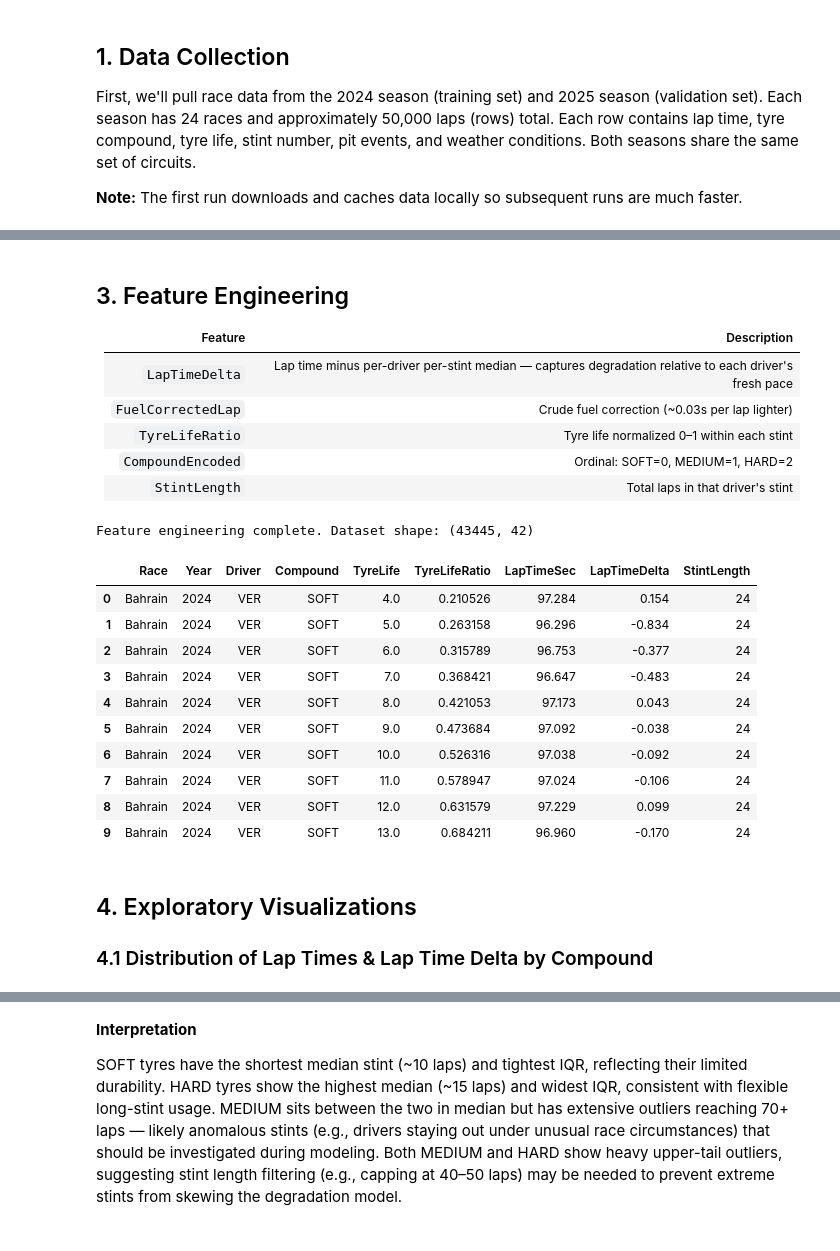
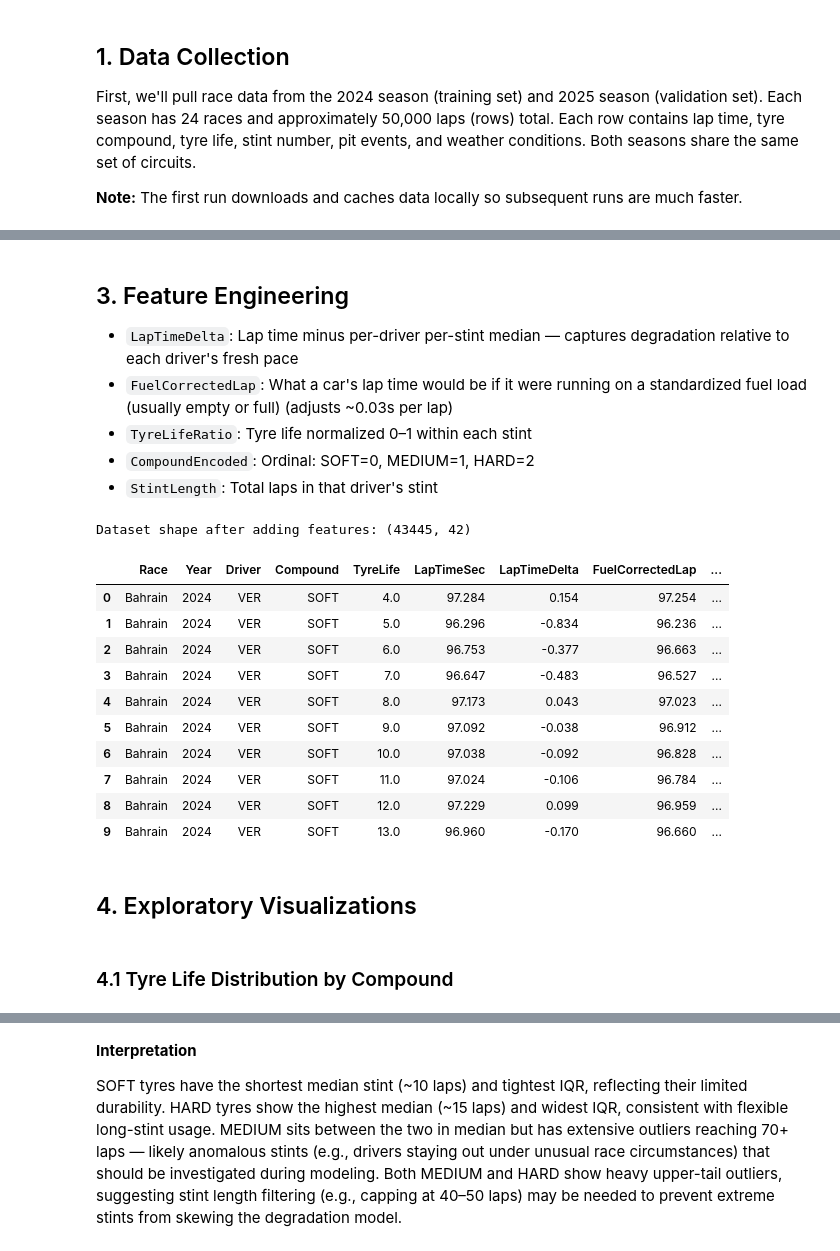
Before and after one commit to mikerapid/enai603-f1, a Jupyter notebook: f1_tyre.ipynb, the cells around one changed output, grey strips where cells are left out. Drawn from its saved outputs; the diff is of its cells as text; code cells hidden in the pictures.

```diff
--- a/f1_tyre.ipynb
+++ b/f1_tyre.ipynb
@@ -271,48 +175,48 @@ Year
 # %% [markdown]
 ## 3. Feature Engineering
 
-| Feature | Description |
-|---|---|
-| `LapTimeDelta` | Lap time minus per-driver per-stint median — captures degradation relative to each driver's fresh pace |
-| `FuelCorrectedLap` | Crude fuel correction (~0.03s per lap lighter) |
-| `TyreLifeRatio` | Tyre life normalized 0–1 within each stint |
-| `CompoundEncoded` | Ordinal: SOFT=0, MEDIUM=1, HARD=2 |
-| `StintLength` | Total laps in that driver's stint |
+
+- `LapTimeDelta`: Lap time minus per-driver per-stint median — captures degradation relative to each driver's fresh pace
+- `FuelCorrectedLap`: What a car's lap time would be if it were running on a standardized fuel load (usually empty or full) (adjusts ~0.03s per lap)
+- `TyreLifeRatio`: Tyre life normalized 0–1 within each stint
+- `CompoundEncoded`: Ordinal: SOFT=0, MEDIUM=1, HARD=2
+- `StintLength`: Total laps in that driver's stint
 # %%
 # Lap time delta relative to each driver's per-stint median
 stint_medians = df.groupby(['Race', 'Driver', 'Stint'])['LapTimeSec'].transform('median')
 df['LapTimeDelta'] = df['LapTimeSec'] - stint_medians
 
 # Fuel correction
 df['FuelCorrectedLap'] = df['LapTimeSec'] - (0.03 * df['LapNumber'])
 
 # Tyre life ratio within each stint
 stint_max_life = df.groupby(['Race', 'Driver', 'Stint'])['TyreLife'].transform('max')
 df['TyreLifeRatio'] = df['TyreLife'] / stint_max_life.replace(0, np.nan)
 
 # Compound encoding
 df['CompoundEncoded'] = df['Compound'].map({'SOFT': 0, 'MEDIUM': 1, 'HARD': 2})
 
 # Stint length
 df['StintLength'] = df.groupby(['Race', 'Driver', 'Stint'])['LapTimeSec'].transform('count')
 
-print(f'Feature engineering complete. Dataset shape: {df.shape}')
-df[['Race', 'Year', 'Driver', 'Compound', 'TyreLife', 'TyreLifeRatio',
-    'LapTimeSec', 'LapTimeDelta', 'StintLength']].head(10)
+print(f'Dataset shape after adding features: {df.shape}')
+df[['Race', 'Year', 'Driver', 'Compound', 'TyreLife', 'LapTimeSec',
+    'LapTimeDelta', 'FuelCorrectedLap', 'TyreLifeRatio', 'CompoundEncoded',
+    'StintLength']].head(10)
 # %% [output]
-Feature engineering complete. Dataset shape: (43445, 42)
+Dataset shape after adding features: (43445, 42)
-|  | Race | Year | Driver | Compound | TyreLife | TyreLifeRatio | LapTimeSec | LapTimeDelta | StintLength |
-| 0 | Bahrain | 2024 | VER | SOFT | 4.0 | 0.210526 | 97.284 | 0.154 | 24 |
-| 1 | Bahrain | 2024 | VER | SOFT | 5.0 | 0.263158 | 96.296 | -0.834 | 24 |
-| 2 | Bahrain | 2024 | VER | SOFT | 6.0 | 0.315789 | 96.753 | -0.377 | 24 |
-| 3 | Bahrain | 2024 | VER | SOFT | 7.0 | 0.368421 | 96.647 | -0.483 | 24 |
-| 4 | Bahrain | 2024 | VER | SOFT | 8.0 | 0.421053 | 97.173 | 0.043 | 24 |
-| 5 | Bahrain | 2024 | VER | SOFT | 9.0 | 0.473684 | 97.092 | -0.038 | 24 |
-| 6 | Bahrain | 2024 | VER | SOFT | 10.0 | 0.526316 | 97.038 | -0.092 | 24 |
-| 7 | Bahrain | 2024 | VER | SOFT | 11.0 | 0.578947 | 97.024 | -0.106 | 24 |
-| 8 | Bahrain | 2024 | VER | SOFT | 12.0 | 0.631579 | 97.229 | 0.099 | 24 |
-| 9 | Bahrain | 2024 | VER | SOFT | 13.0 | 0.684211 | 96.960 | -0.170 | 24 |
+|  | Race | Year | Driver | Compound | TyreLife | LapTimeSec | LapTimeDelta | FuelCorrectedLap | ... |
+| 0 | Bahrain | 2024 | VER | SOFT | 4.0 | 97.284 | 0.154 | 97.254 | ... |
+| 1 | Bahrain | 2024 | VER | SOFT | 5.0 | 96.296 | -0.834 | 96.236 | ... |
+| 2 | Bahrain | 2024 | VER | SOFT | 6.0 | 96.753 | -0.377 | 96.663 | ... |
+| 3 | Bahrain | 2024 | VER | SOFT | 7.0 | 96.647 | -0.483 | 96.527 | ... |
+| 4 | Bahrain | 2024 | VER | SOFT | 8.0 | 97.173 | 0.043 | 97.023 | ... |
+| 5 | Bahrain | 2024 | VER | SOFT | 9.0 | 97.092 | -0.038 | 96.912 | ... |
+| 6 | Bahrain | 2024 | VER | SOFT | 10.0 | 97.038 | -0.092 | 96.828 | ... |
+| 7 | Bahrain | 2024 | VER | SOFT | 11.0 | 97.024 | -0.106 | 96.784 | ... |
+| 8 | Bahrain | 2024 | VER | SOFT | 12.0 | 97.229 | 0.099 | 96.959 | ... |
+| 9 | Bahrain | 2024 | VER | SOFT | 13.0 | 96.960 | -0.170 | 96.660 | ... |
+# %% [markdown]
+## 4. Exploratory Visualizations
 # %% [markdown]
-## 4. Exploratory Visualizations
-
-### 4.1 Distribution of Lap Times & Lap Time Delta by Compound
+### 4.1 Tyre Life Distribution by Compound
```
Also changed, not shown: parts of 22 cells of this notebook, 1 other file.
